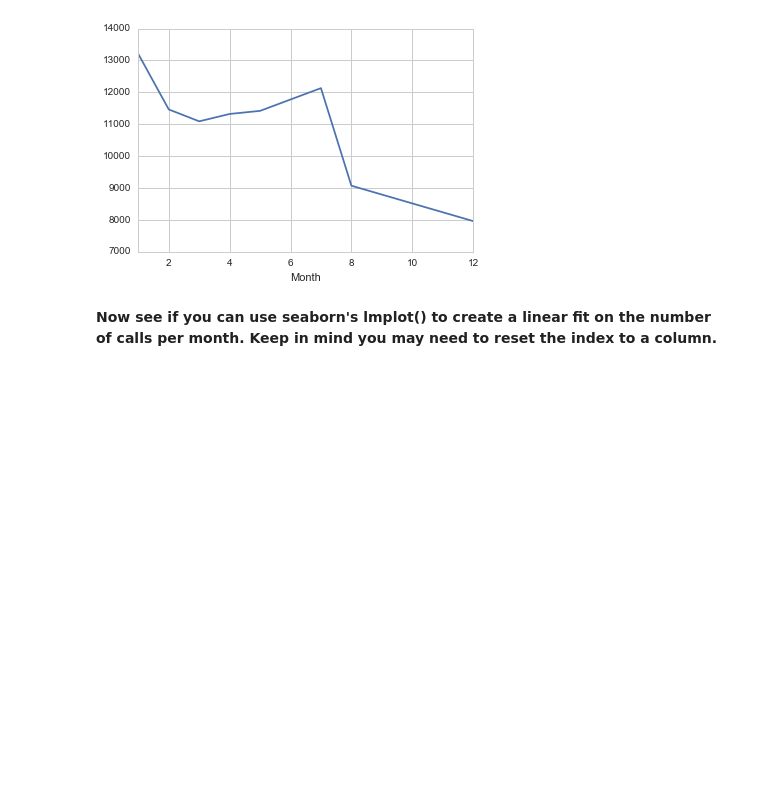
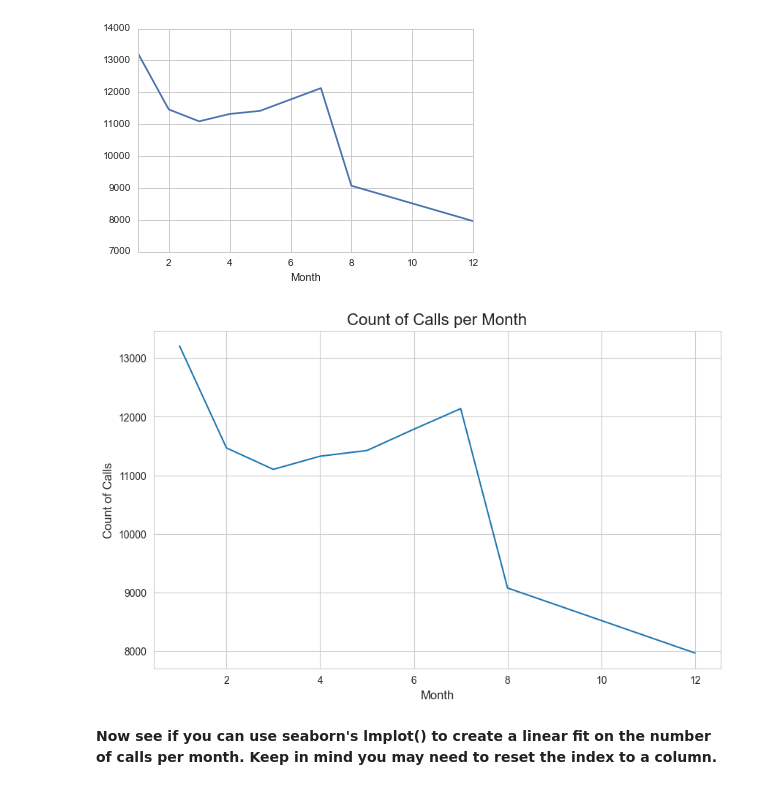
Before and after one commit to Humble-White/GenAI-Assignments, a Jupyter notebook: data_analysis_project.ipynb, the cells around one changed output. Cells and saved outputs as stored; diff of their text form; code cells hidden in the pictures; blank space fills up the shorter version.

```diff
--- a/data_analysis_project.ipynb
+++ b/data_analysis_project.ipynb
@@ -282,3 +284,9 @@ if df['timeStamp'].dtype == 'object':
 | 3 | 11101 | 11101 | 11101 | 9755 | 11101 | 11101 | 11092 | 11059 | 11101 | 11101 | 11101 | ... |
 | 4 | 11326 | 11326 | 11326 | 9895 | 11326 | 11326 | 11323 | 11283 | 11326 | 11326 | 11326 | ... |
 | 5 | 11423 | 11423 | 11423 | 9946 | 11423 | 11423 | 11420 | 11378 | 11423 | 11423 | 11423 | ... |
+# %%
+# Group the DataFrame by the Month column
+byMonth = df.groupby('Month').count()
+
+# Display the first few rows of the grouped data
+byMonth.head()
@@ -288,6 +304,20 @@ if df['timeStamp'].dtype == 'object':
 # %% [output]
 <matplotlib.axes._subplots.AxesSubplot at 0x...>
 [figure]
+# %%
+# Plot the counts for each month
+plt.figure(figsize=(10, 6))
+byMonth['timeStamp'].plot()
+
+# Add titles and labels
+plt.title('Count of Calls per Month', fontsize=16)
+plt.xlabel('Month', fontsize=12)
+plt.ylabel('Count of Calls', fontsize=12)
+
+# Show the plot
+plt.show()
+# %% [output]
+[figure, added]
 # %% [markdown]
 **Now see if you can use seaborn's lmplot() to create a linear fit on the number of calls per month. Keep in mind you may need to reset the index to a column.**
 # %%
```
Also changed, not shown: parts of 22 cells of this notebook.
